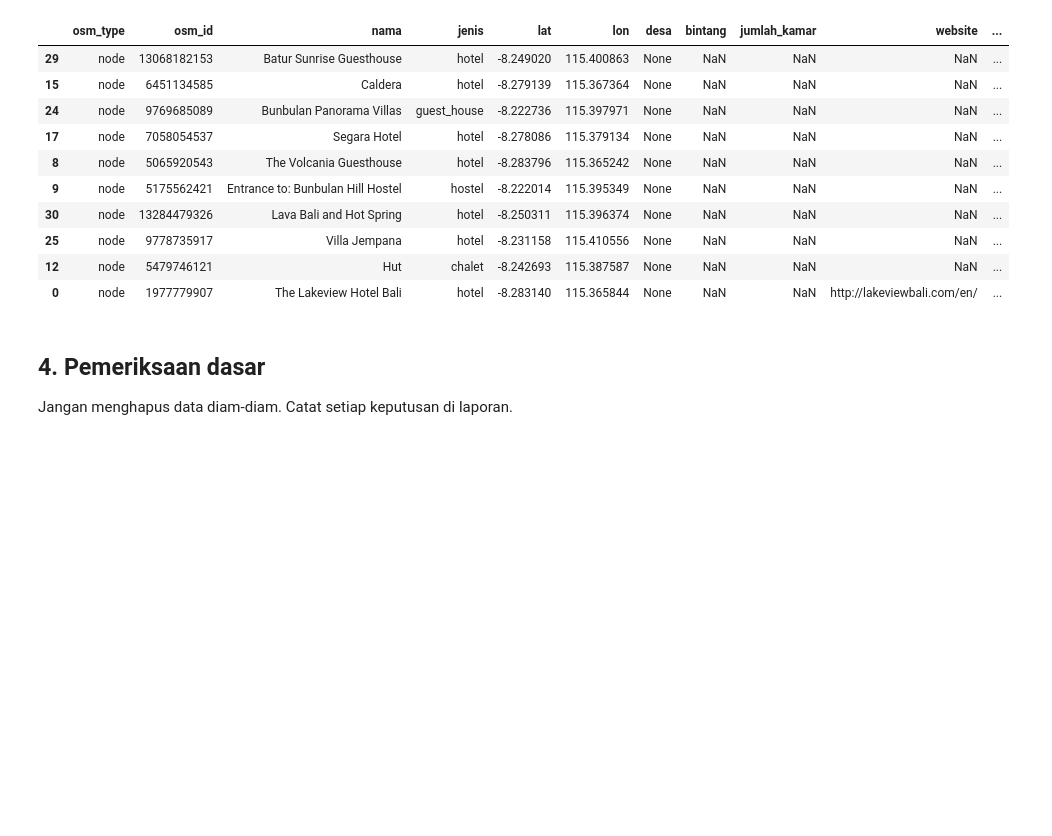
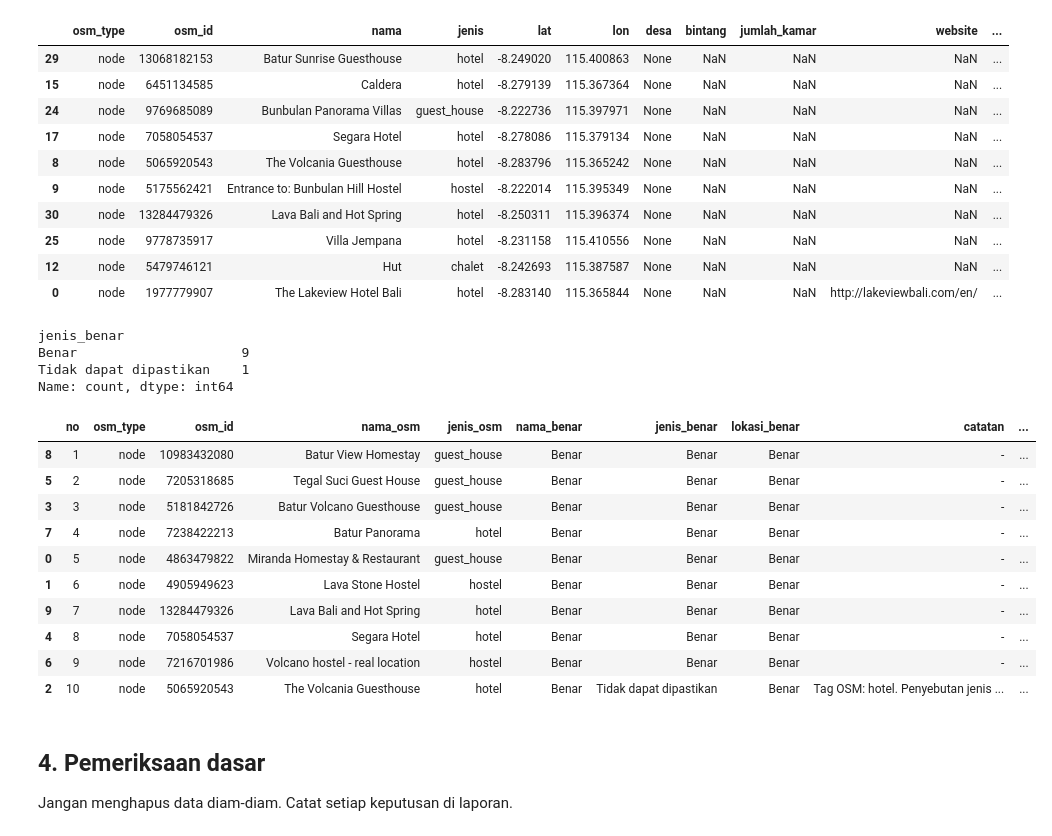
Before and after one commit to agungcihuyy/akomodasi_kintamani_2501010026, a Jupyter notebook: notebooks/akuisisi_akomodasi.ipynb, the cells around one changed output. Saved outputs shown, nothing was run; the diff lists cells and outputs as text; code cells hidden in the pictures; blank space fills up the shorter version.

Commit message:
update verifikasi

```diff
--- a/notebooks/akuisisi_akomodasi.ipynb
+++ b/notebooks/akuisisi_akomodasi.ipynb
@@ -180,6 +180,49 @@ display(sampel)
 | 25 | node | 9778735917 | Villa Jempana | hotel | -8.231158 | 115.410556 | None | NaN | NaN | NaN | ... |
 | 12 | node | 5479746121 | Hut | chalet | -8.242693 | 115.387587 | None | NaN | NaN | NaN | ... |
 | 0 | node | 1977779907 | The Lakeview Hotel Bali | hotel | -8.283140 | 115.365844 | None | NaN | NaN | http://lakeviewbali.com/en/ | ... |
+# %%
+# Sampel verifikasi manual (10 data). Daftar osm_id dikunci supaya notebook
+# menghasilkan sampel yang sama setiap dijalankan ulang, tidak bergantung seed.
+SAMPEL_ID = [10983432080, 7205318685, 5181842726, 7238422213, 4863479822,
+             4905949623, 13284479326, 7058054537, 7216701986, 5065920543]
+
+# Hasil verifikasi manual: osm_id -> (nama_benar, jenis_benar, lokasi_benar, catatan)
+HASIL = {i: ("Benar", "Benar", "Benar", "-") for i in SAMPEL_ID}
+HASIL[5065920543] = ("Benar", "Tidak dapat dipastikan", "Benar",
+    "Tag OSM: hotel. Penyebutan jenis berbeda antar sumber (ada yang menyebut guest house, ada yang hotel).")
+
+sampel = akomodasi[akomodasi["osm_id"].isin(SAMPEL_ID)].copy()
+assert len(sampel) == len(SAMPEL_ID), "Ada osm_id sampel yang tidak ada di tabel"
+
+sampel["no"] = sampel["osm_id"].map({oid: n for n, oid in enumerate(SAMPEL_ID, 1)})
+hasil_df = pd.DataFrame.from_dict(HASIL, orient="index",
+    columns=["nama_benar", "jenis_benar", "lokasi_benar", "catatan"]
+).rename_axis("osm_id").reset_index()
+
+sampel = (sampel.merge(hasil_df, on="osm_id")
+                .rename(columns={"nama": "nama_osm", "jenis": "jenis_osm"})
+                .sort_values("no"))
+kolom = ["no", "osm_type", "osm_id", "nama_osm", "jenis_osm", "nama_benar",
+         "jenis_benar", "lokasi_benar", "catatan", "url_osm"]
+sampel[kolom].to_csv(BASE / "docs/verifikasi_sampel.csv", index=False, encoding="utf-8")
+print(sampel["jenis_benar"].value_counts())
+sampel[kolom]
+# %% [output]
+jenis_benar
+Benar                     9
+Tidak dapat dipastikan    1
+Name: count, dtype: int64
+|  | no | osm_type | osm_id | nama_osm | jenis_osm | nama_benar | jenis_benar | lokasi_benar | catatan | ... |
+| 8 | 1 | node | 10983432080 | Batur View Homestay | guest_house | Benar | Benar | Benar | - | ... |
+| 5 | 2 | node | 7205318685 | Tegal Suci Guest House | guest_house | Benar | Benar | Benar | - | ... |
+| 3 | 3 | node | 5181842726 | Batur Volcano Guesthouse | guest_house | Benar | Benar | Benar | - | ... |
+| 7 | 4 | node | 7238422213 | Batur Panorama | hotel | Benar | Benar | Benar | - | ... |
+| 0 | 5 | node | 4863479822 | Miranda Homestay & Restaurant | guest_house | Benar | Benar | Benar | - | ... |
+| 1 | 6 | node | 4905949623 | Lava Stone Hostel | hostel | Benar | Benar | Benar | - | ... |
+| 9 | 7 | node | 13284479326 | Lava Bali and Hot Spring | hotel | Benar | Benar | Benar | - | ... |
+| 4 | 8 | node | 7058054537 | Segara Hotel | hotel | Benar | Benar | Benar | - | ... |
+| 6 | 9 | node | 7216701986 | Volcano hostel - real location | hostel | Benar | Benar | Benar | - | ... |
+| 2 | 10 | node | 5065920543 | The Volcania Guesthouse | hotel | Benar | Tidak dapat dipastikan | Benar | Tag OSM: hotel. Penyebutan jenis ... | ... |
 # %% [markdown]
 ## 4. Pemeriksaan dasar
 Jangan menghapus data diam-diam. Catat setiap keputusan di laporan.
```
Also changed, not shown: parts of 1 cell of this notebook, 1 other file.
